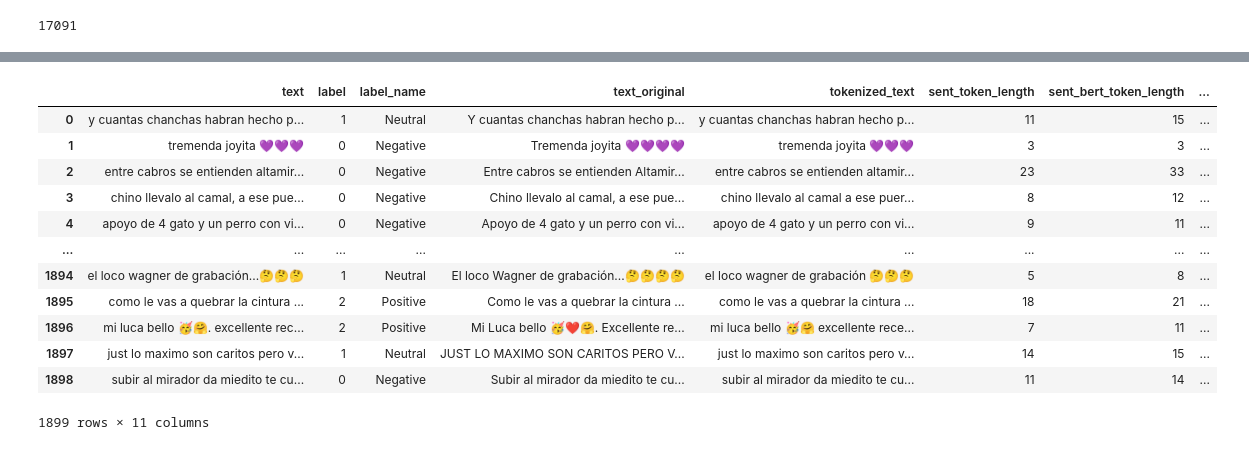
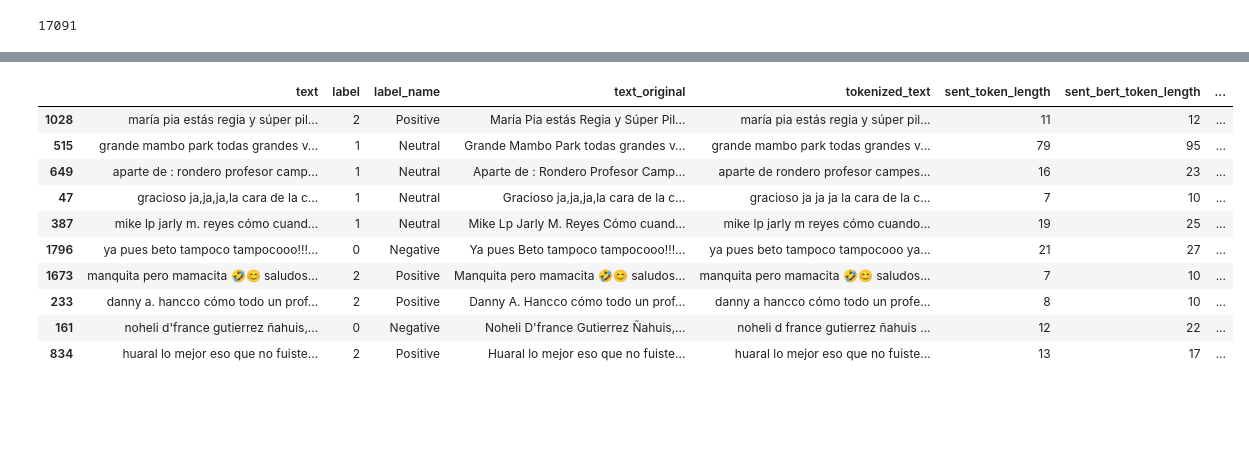
Before and after one commit to jairleo95/peruvian-slang-sentiment, a Jupyter notebook: pilot-test/03-pilot-train.ipynb, the cells around one changed output, grey strips where cells are left out. Cells and saved outputs as stored; diff of their text form; code cells hidden in the pictures; blank space fills up the shorter version.

```diff
--- a/pilot-test/03-pilot-train.ipynb
+++ b/pilot-test/03-pilot-train.ipynb
@@ -51,0 +66,3 @@ def label2name(x):
+# %%
+ds = load_dataset("pyupeu/social-media-peruvian-sentiment")
+ds
@@ -67,3 +85,0 @@ def compute_metrics (eval_pred):
-# %%
-data_files = {"train": "data/train.csv", "validation": "data/val.csv", "test": "data/test.csv"}
-ds = load_dataset("csv", data_files=data_files)
@@ -169,10 +121,7 @@ df.sample(10)
 # %%
-model_name = "pysentimiento/robertuito-base-deacc"
-
 model = AutoModelForSequenceClassification.from_pretrained(
     model_name,
     num_labels=3
 )
-# tokenizer = AutoTokenizer.from_pretrained("jairleo95/robertuito-peruvian-sentiment")
 tokenizer = AutoTokenizer.from_pretrained(model_name)
-tokenizer.model_max_length = 128
+tokenizer.model_max_length = max_length
@@ -361,0 +289,3 @@ tokenizer.tokenize(preprocessed_text)
+# %%
+text = "gorda sexy, mi queridisimo huevera eh chancho chichero 🤣😂🤣😂, que hay de tus comentario?"
+old_tokenizer.tokenize(text)
@@ -758,18 +795,16 @@ plt.show()
 # %%
-test_df
+test_df.sample(10)
 # %% [output]
 |  | text | label | label_name | text_original | tokenized_text | sent_token_length | sent_bert_token_length | ... |
-| 0 | y cuantas chanchas habran hecho p... | 1 | Neutral | Y cuantas chanchas habran hecho p... | y cuantas chanchas habran hecho p... | 11 | 15 | ... |
-| 1 | tremenda joyita 💜💜💜 | 0 | Negative | Tremenda joyita 💜💜💜💜 | tremenda joyita 💜💜💜 | 3 | 3 | ... |
-| 2 | entre cabros se entienden altamir... | 0 | Negative | Entre cabros se entienden Altamir... | entre cabros se entienden altamir... | 23 | 33 | ... |
-| 3 | chino llevalo al camal, a ese pue... | 0 | Negative | Chino llevalo al camal, a ese pue... | chino llevalo al camal a ese puer... | 8 | 12 | ... |
-| 4 | apoyo de 4 gato y un perro con vi... | 0 | Negative | Apoyo de 4 gato y un perro con vi... | apoyo de 4 gato y un perro con vi... | 9 | 11 | ... |
-| ... | ... | ... | ... | ... | ... | ... | ... | ... |
-| 1894 | el loco wagner de grabación...🤔🤔🤔 | 1 | Neutral | El loco Wagner de grabación...🤔🤔🤔🤔 | el loco wagner de grabación 🤔🤔🤔 | 5 | 8 | ... |
-| 1895 | como le vas a quebrar la cintura ... | 2 | Positive | Como le vas a quebrar la cintura ... | como le vas a quebrar la cintura ... | 18 | 21 | ... |
-| 1896 | mi luca bello 🥳️🤗. excellente rec... | 2 | Positive | Mi Luca bello 🥳❤️🤗. Excellente re... | mi luca bello 🥳️🤗 excellente rece... | 7 | 11 | ... |
-| 1897 | just lo maximo son caritos pero v... | 1 | Neutral | JUST LO MAXIMO SON CARITOS PERO V... | just lo maximo son caritos pero v... | 14 | 15 | ... |
-| 1898 | subir al mirador da miedito te cu... | 0 | Negative | Subir al mirador da miedito te cu... | subir al mirador da miedito te cu... | 11 | 14 | ... |
+| 1028 | maría pia estás regia y súper pil... | 2 | Positive | María Pia estás Regia y Súper Pil... | maría pia estás regia y súper pil... | 11 | 12 | ... |
+| 515 | grande mambo park todas grandes v... | 1 | Neutral | Grande Mambo Park todas grandes v... | grande mambo park todas grandes v... | 79 | 95 | ... |
+| 649 | aparte de : rondero profesor camp... | 1 | Neutral | Aparte de : Rondero Profesor Camp... | aparte de rondero profesor campes... | 16 | 23 | ... |
+| 47 | gracioso ja,ja,ja,la cara de la c... | 1 | Neutral | Gracioso ja,ja,ja,la cara de la c... | gracioso ja ja ja la cara de la c... | 7 | 10 | ... |
+| 387 | mike lp jarly m. reyes cómo cuand... | 1 | Neutral | Mike Lp Jarly M. Reyes Cómo cuand... | mike lp jarly m reyes cómo cuando... | 19 | 25 | ... |
+| 1796 | ya pues beto tampoco tampocooo!!!... | 0 | Negative | Ya pues Beto tampoco tampocooo!!!... | ya pues beto tampoco tampocooo ya... | 21 | 27 | ... |
+| 1673 | manquita pero mamacita 🤣😊 saludos... | 2 | Positive | Manquita pero mamacita 🤣😊 saludos... | manquita pero mamacita 🤣😊 saludos... | 7 | 10 | ... |
+| 233 | danny a. hancco cómo todo un prof... | 2 | Positive | Danny A. Hancco cómo todo un prof... | danny a hancco cómo todo un profe... | 8 | 10 | ... |
+| 161 | noheli d'france gutierrez ñahuis,... | 0 | Negative | Noheli D'france Gutierrez Ñahuis,... | noheli d france gutierrez ñahuis ... | 12 | 22 | ... |
+| 834 | huaral lo mejor eso que no fuiste... | 2 | Positive | Huaral lo mejor eso que no fuiste... | huaral lo mejor eso que no fuiste... | 13 | 17 | ... |
-1899 rows × 11 columns
 # %%
 test_df.to_csv('test_inference.csv', columns=['text', 'label','label_name', 'char_count', 'pred', 'pred_name'])
```
Also changed, not shown: parts of 88 cells of this notebook, 4 other files.
